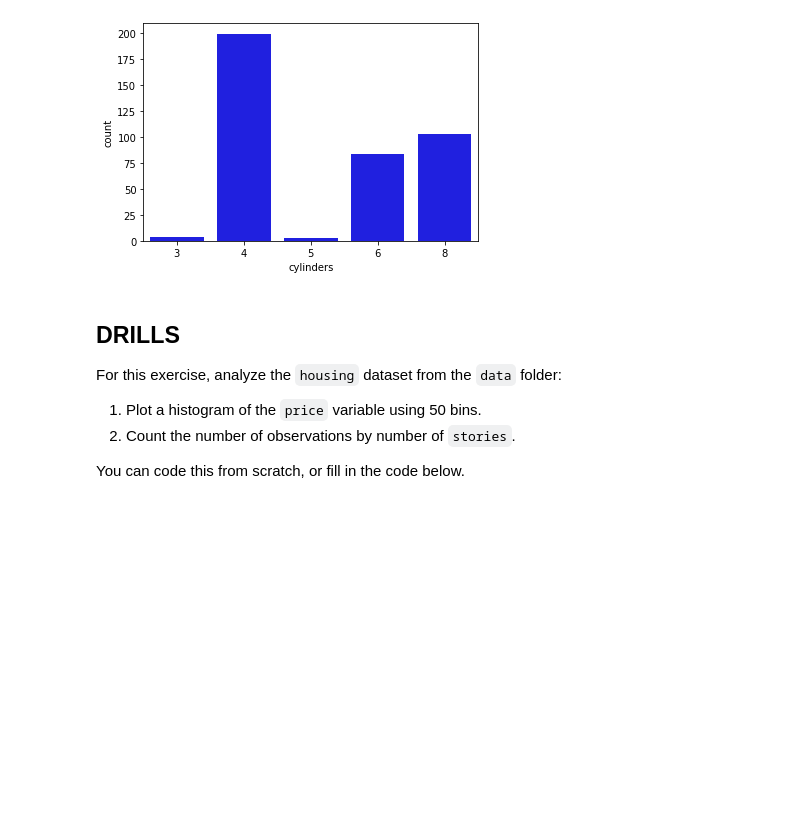
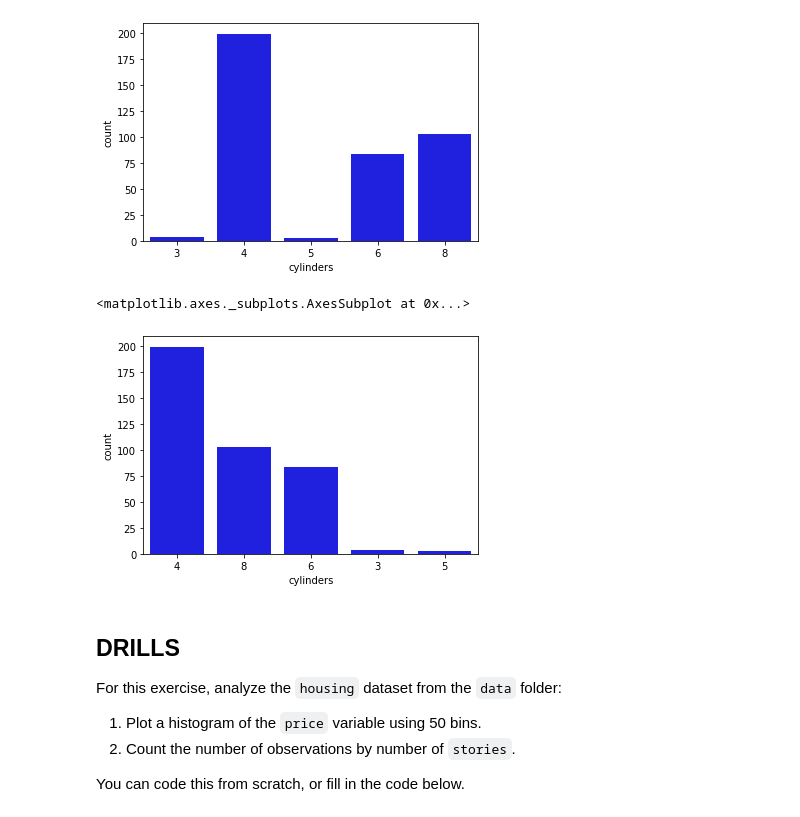
Before and after one commit to stringfestdata/olt-python-for-excel-users, a Jupyter notebook: 3-python-for-data-analysis/data-visualization.ipynb, the cells around one changed output. Cells and saved outputs as stored; diff of their text form; code cells hidden in the pictures; blank space fills up the shorter version.

```diff
--- a/3-python-for-data-analysis/data-visualization.ipynb
+++ b/3-python-for-data-analysis/data-visualization.ipynb
@@ -134,6 +137,11 @@ sns.countplot(mpg['cylinders'], color='blue')
 # %% [output]
 <matplotlib.axes._subplots.AxesSubplot at 0x...>
 [figure]
+# %%
+sns.countplot(mpg['cylinders'], order=mpg['cylinders'].value_counts().index, color='blue')
+# %% [output]
+<matplotlib.axes._subplots.AxesSubplot at 0x...>
+[figure, added]
 # %% [markdown]
 ## DRILLS
 
```
Also changed, not shown: parts of 10 cells of this notebook, 24 other files.
